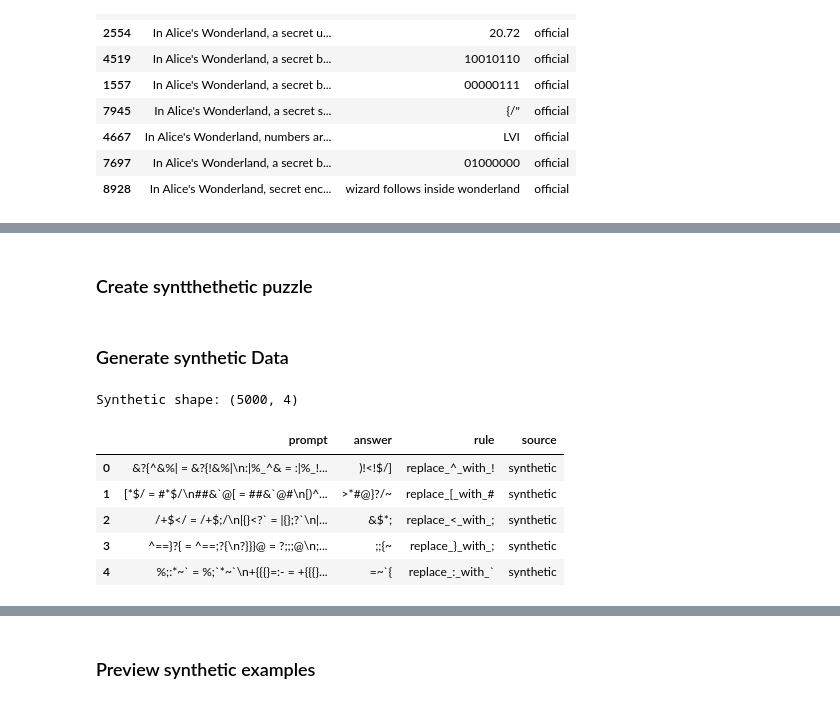
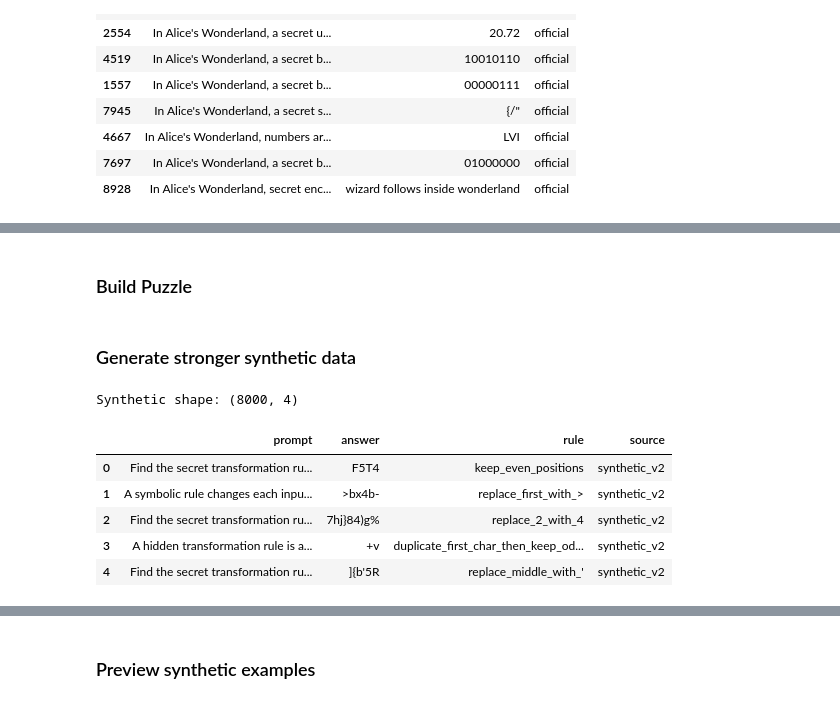
Before and after one commit to Phiziics/nemotron_reasoning_challenge, a Jupyter notebook: notebooks/03_improved_sft.ipynb, the cells around one changed output, grey strips where cells are left out. Saved outputs shown, nothing was run; the diff lists cells and outputs as text; code cells hidden in the pictures.

```diff
--- a/notebooks/03_improved_sft.ipynb
+++ b/notebooks/03_improved_sft.ipynb
@@ -261,11 +349,14 @@ Total rules: 818
 # %%
-def random_string(min_len=4, max_len=8):
+def random_string(min_len=4, max_len=9):
     length = random.randint(min_len, max_len)
     return "".join(random.choice(SYMBOLS) for _ in range(length))
-# %% [markdown]
-### Create syntthethetic puzzle
+# %% [markdown]
+### Build Puzzle
 # %%
-def make_puzzle(num_examples=4):
+def make_puzzle(num_examples=None):
+    if num_examples is None:
+        num_examples = random.choice([3, 4, 4, 5])
+
     rule = random.choice(rules)
 
     examples = []
@@ -273,7 +364,7 @@ def make_puzzle(num_examples=4):
 
     attempts = 0
 
-    while len(examples) < num_examples and attempts < 100:
+    while len(examples) < num_examples and attempts < 200:
         attempts += 1
 
         x = random_string()
@@ -283,6 +374,9 @@ def make_puzzle(num_examples=4):
             continue
 
         if y == x:
+            continue
+
+        if len(y) == 0:
             continue
 
         used_inputs.add(x)
@@ -297,41 +391,60 @@ def make_puzzle(num_examples=4):
     if answer == target:
         return None
 
+    if len(answer) == 0:
+        return None
+
     prompt_lines = []
+
+    intro_options = [
+        "In Alice's Wonderland, a secret set of transformation rules is applied to equations. Below are a few examples:",
+        "A hidden transformation rule is applied to the following examples:",
+        "Find the secret transformation rule from these examples:",
+        "A symbolic rule changes each input into an output:"
+    ]
+
+    prompt_lines.append(random.choice(intro_options))
+
     for x, y in examples:
         prompt_lines.append(f"{x} = {y}")
 
+    target_lines = [
+        f"Now, determine the result for: {target}",
+        f"What is the result for: {target}",
+        f"Apply the same rule to: {target}"
+    ]
+
     prompt = "\n".join(prompt_lines)
-    prompt += f"\nNow, determine the result for: {target}"
+    prompt += "\n" + random.choice(target_lines)
 
     return {
         "prompt": prompt,
         "answer": answer,
         "rule": rule.name,
-        "source": "synthetic"
+        "source": "synthetic_v2"
     }
 # %% [markdown]
-### Generate synthetic Data
+### Generate stronger synthetic data
 # %%
-NUM_SYNTHETIC = 5000
+NUM_SYNTHETIC = 8000
 
 synthetic_rows = []
 
 while len(synthetic_rows) < NUM_SYNTHETIC:
-    item = make_puzzle(num_examples=4)
+    item = make_puzzle()
 
     if item is not None:
         synthetic_rows.append(item)
 
 synthetic_df = pd.DataFrame(synthetic_rows)
 
 print("Synthetic shape:", synthetic_df.shape)
 display(synthetic_df.head())
 # %% [output]
-Synthetic shape: (5000, 4)
+Synthetic shape: (8000, 4)
 |  | prompt | answer | rule | source |
-| 0 | &?{^&%| = &?{!&%|\n:|%_^& = :|%_!... | )!<!$/] | replace_^_with_! | synthetic |
-| 1 | [*$/ = #*$/\n##&`@[ = ##&`@#\n[)^... | >*#@}?/~ | replace_[_with_# | synthetic |
-| 2 | /+$</ = /+$;/\n|{}<?` = |{};?`\n|... | &$*; | replace_<_with_; | synthetic |
-| 3 | ^==}?{ = ^==;?{\n?}}}@ = ?;;;@\n;... | ;;{~ | replace_}_with_; | synthetic |
-| 4 | %;:*~` = %;`*~`\n+{{{}=:- = +{{{}... | =~`{ | replace_:_with_` | synthetic |
+| 0 | Find the secret transformation ru... | F5T4 | keep_even_positions | synthetic_v2 |
+| 1 | A symbolic rule changes each inpu... | >bx4b- | replace_first_with_> | synthetic_v2 |
+| 2 | Find the secret transformation ru... | 7hj}84)g% | replace_2_with_4 | synthetic_v2 |
+| 3 | A hidden transformation rule is a... | +v | duplicate_first_char_then_keep_od... | synthetic_v2 |
+| 4 | Find the secret transformation ru... | ]{b'5R | replace_middle_with_' | synthetic_v2 |
```
Also changed, not shown: parts of 50 cells of this notebook.
